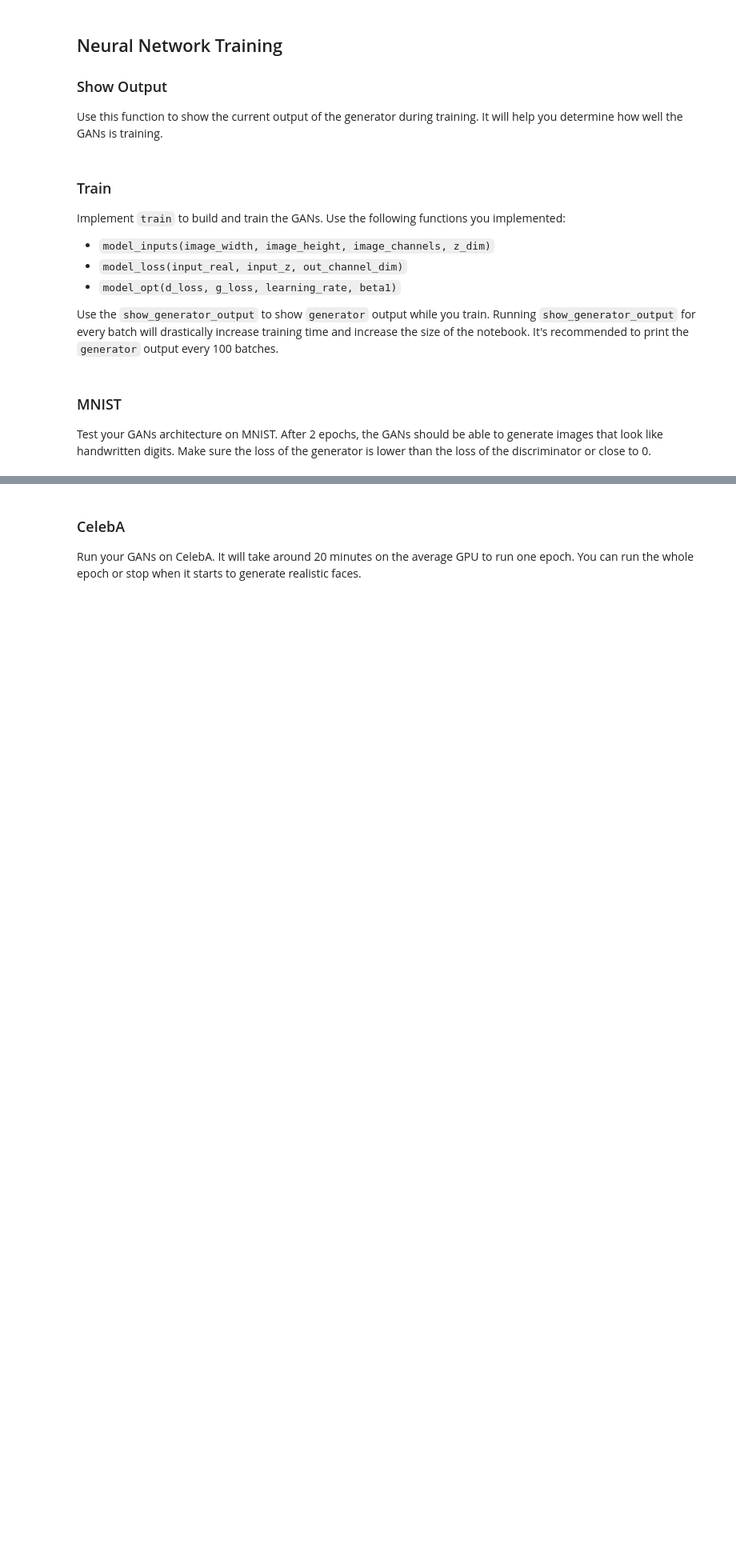
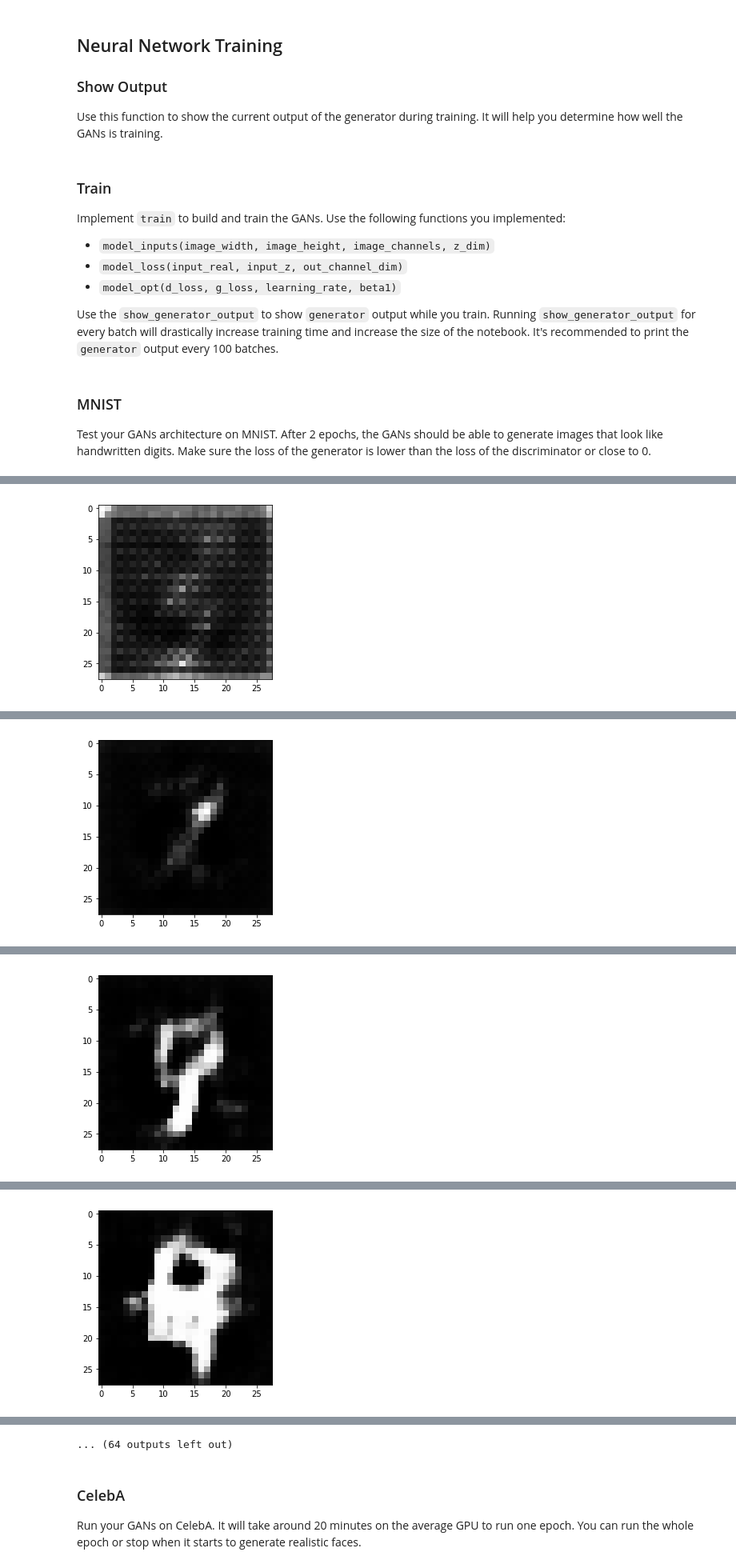
Before and after one commit to O1SA/face-generation, a Jupyter notebook: dlnd_face_generation.ipynb, the cells around one changed output, grey strips where cells are left out. Shown at 80% size. Cells and saved outputs as stored; diff of their text form; code cells hidden in the pictures; blank space fills up the shorter version.

```diff
--- a/dlnd_face_generation.ipynb
+++ b/dlnd_face_generation.ipynb
@@ -205,28 +223,26 @@ def generator(z, out_channel_dim, is_train=True):
 
         # output shape should be 28x28x3
 
-        #import pdb; pdb.set_trace()
-
         # dense layer + reshape
-        # output shape: (-1,3,3,512)
-        x = tf.layers.dense(z, units=3*3*512, activation=None)
-        x = tf.reshape(x, shape=[-1,3,3,512])
+        # output shape: (-1,7,7,256)
+        x = tf.layers.dense(z, units=7*7*256, activation=None)
+        x = tf.reshape(x, shape=[-1,7,7,256])
         x = tf.layers.batch_normalization(x,training = is_train)
         x = tf.maximum(alpha * x, x) # Leaky ReLu
 
         # transpose convolution layer #1
-        # output shape: (-1,7,7,256)
-        x1 = tf.layers.conv2d_transpose(x,filters=256,kernel_size=3,strides=2)
+        # output shape: (-1,14,14,128)
+        x1 = tf.layers.conv2d_transpose(x,filters=128,kernel_size=5,strides=2, padding='same')
         x1 = tf.layers.batch_normalization(x1,training = is_train)
         x1 = tf.maximum(alpha * x1, x1) # Leaky ReLu
 
-        # transpose convolution layer #1
-        # output shape: (-1,14,14,128)
-        x2 = tf.layers.conv2d_transpose(x1,filters=128,kernel_size=5,strides=2, padding='same')
+        # transpose convolution layer #2
+        # output shape: (-1,14,14,64)
+        x2 = tf.layers.conv2d_transpose(x1,filters=64,kernel_size=5, padding='same')
         x2 = tf.layers.batch_normalization(x2,training = is_train)
         x2 = tf.maximum(alpha * x2, x2) # Leaky ReLu
 
-        # transpose convolution layer #2
+        # transpose convolution layer #3
         # output shape, (-1,28,28,output_dim)
         logits = tf.layers.conv2d_transpose(x2,filters=out_channel_dim,kernel_size=5,strides=2, padding='same')
         out = tf.tanh(logits)
@@ -261,20 +277,21 @@ def model_loss(input_real, input_z, out_channel_dim):
 
     d_loss_real = tf.reduce_mean(
         tf.nn.sigmoid_cross_entropy_with_logits(logits = d_logits_real,
-                                                labels= 0.9 * tf.ones_like(d_logits_real)))
+                                                labels=0.9*tf.ones_like(d_model_real)))
 
     d_loss_fake = tf.reduce_mean(
         tf.nn.sigmoid_cross_entropy_with_logits(logits = d_logits_fake,
-                                                labels=tf.zeros_like(d_logits_fake)))
+                                                labels=tf.zeros_like(d_model_fake)))
 
     g_loss = tf.reduce_mean(
         tf.nn.sigmoid_cross_entropy_with_logits(logits = d_logits_fake,
-                                                labels=tf.ones_like(d_logits_fake)))
+                                                labels=tf.ones_like(d_model_fake)))
 
     d_loss = d_loss_real + d_loss_fake
 
     return d_loss, g_loss
 
+
 """
 DON'T MODIFY ANYTHING IN THIS CELL THAT IS BELOW THIS LINE
 """
@@ -363,7 +382,7 @@ def train(epoch_count, batch_size, z_dim, learning_rate, beta1, get_batches, dat
     :param data_image_mode: The image mode to use for images ("RGB" or "L")
     """
     # TODO: Build Model
-    #tf.reset_default_graph()
+
     image_channels = 1
     if data_image_mode == 'RGB':
         image_channels = 3
@@ -383,26 +402,29 @@ def train(epoch_count, batch_size, z_dim, learning_rate, beta1, get_batches, dat
                 it+=1
                 batch_z = np.random.uniform(-1, 1, size=(batch_size, z_dim))
 
-                _ = sess.run(d_opt, feed_dict={inputs_real: batch_images, inputs_z: batch_z, lr: learning_rate})
-                _ = sess.run(g_opt, feed_dict={inputs_z: batch_z, inputs_real: batch_images, lr: learning_rate})
+                _ = sess.run(d_opt, feed_dict={inputs_real: batch_images*2, inputs_z: batch_z, lr: learning_rate})
+                _ = sess.run(g_opt, feed_dict={inputs_z: batch_z, inputs_real: batch_images*2, lr: learning_rate})
 
                 if it % 10 == 0:
                     train_loss_d = d_loss.eval({inputs_z: batch_z, inputs_real: batch_images})
                     train_loss_g = g_loss.eval({inputs_z: batch_z})
-                    print("Epoch {}/{}...".format(epoch_i+1, epochs),
+                    print("Epoch {}/{}...".format(epoch_i+1, epoch_count),
                           "Discriminator Loss: {:.4f}...".format(train_loss_d),
                           "Generator Loss: {:.4f}".format(train_loss_g))
 
                 if it % 100 == 0:
                     show_generator_output(sess, 1, inputs_z, image_channels, data_image_mode)
+
+        print('Done, showing samples')
+        show_generator_output(sess, 9, inputs_z, image_channels, data_image_mode)
 # %% [markdown]
 ### MNIST
 Test your GANs architecture on MNIST.  After 2 epochs, the GANs should be able to generate images that look like handwritten digits.  Make sure the loss of the generator is lower than the loss of the discriminator or close to 0.
 # %%
-batch_size = 64
+batch_size = 32
 z_dim = 100
-learning_rate = 0.0002
-beta1 = 0.5
+learning_rate = 0.0004
+beta1 = 0.6
 
 """
 DON'T MODIFY ANYTHING IN THIS CELL THAT IS BELOW THIS LINE
@@ -418,0 +449 @@ Epoch 1/2... Discriminator Loss: 1.0538... Generator Loss: 0.9766
+[figure, added]
@@ -419,0 +460 @@ KeyboardInterrupt:
+[figure, added]
@@ -419,0 +471 @@ KeyboardInterrupt:
+[figure, added]
@@ -419,0 +482 @@ KeyboardInterrupt:
+[figure, added]
@@ -420,3 +505,4 @@ KeyboardInterrupt:
+... (64 outputs left out)
 # %% [markdown]
 ### CelebA
 Run your GANs on CelebA.  It will take around 20 minutes on the average GPU to run one epoch.  You can run the whole epoch or stop when it starts to generate realistic faces.
```
Also changed, not shown: parts of 9 cells of this notebook, 8 other files.
